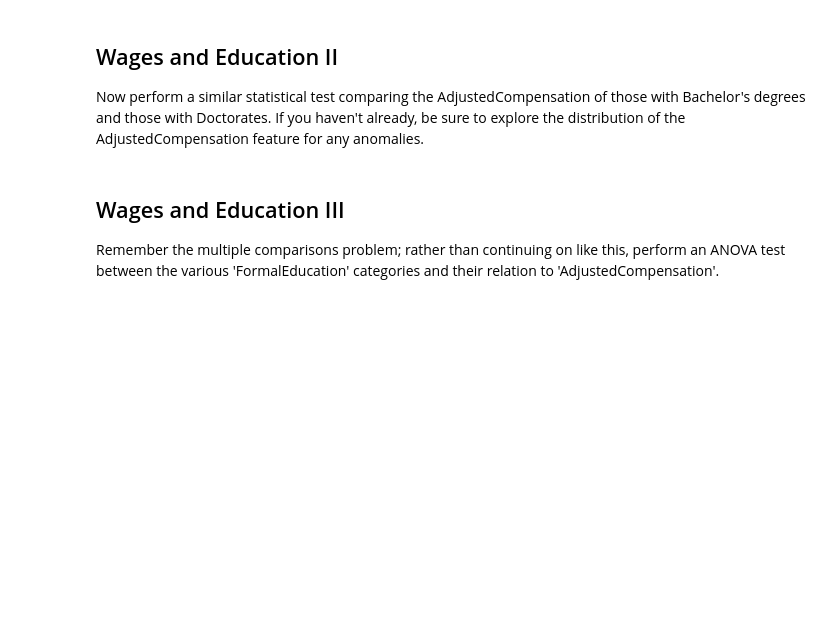
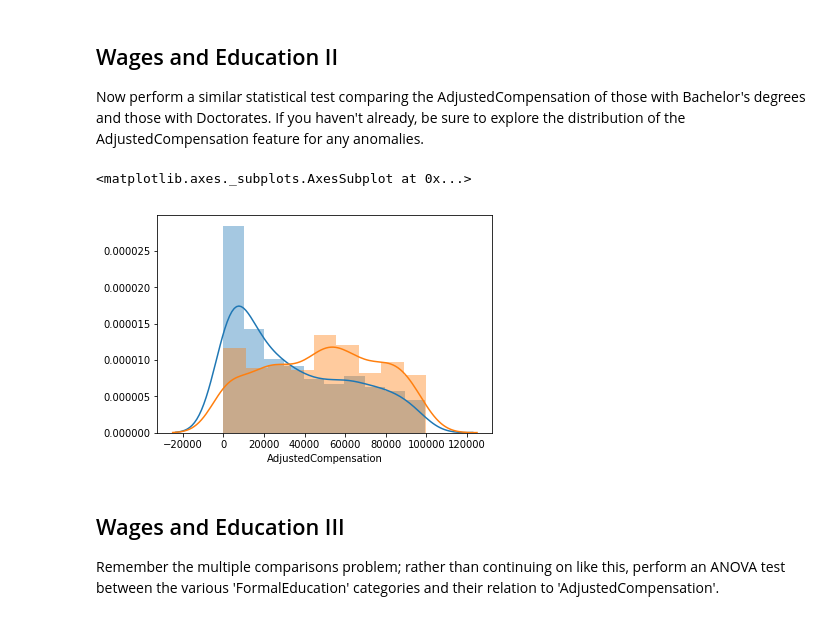
Before and after one commit to ortsed/dsc-in-depth-ab-testing-lab-dc-ds-career-042219, a Jupyter notebook: index.ipynb, the cells around one changed output. Drawn from its saved outputs; the diff is of its cells as text; code cells hidden in the pictures; blank space fills up the shorter version.

```diff
--- a/index.ipynb
+++ b/index.ipynb
@@ -141,6 +142,13 @@ Now perform a similar statistical test comparing the AdjustedCompensation of tho
 doc = df[df["FormalEducation"] == "Doctoral degree"]
 doc = doc[doc["AdjustedCompensation"].notna()]
 doc = doc[doc["AdjustedCompensation"]< 100000]
+# %%
+import seaborn as sns
+sns.distplot(bach["AdjustedCompensation"])
+sns.distplot(doc["AdjustedCompensation"])
+# %% [output]
+<matplotlib.axes._subplots.AxesSubplot at 0x...>
+[figure, added]
 # %% [markdown]
 ## Wages and Education III
 
```
Also changed, not shown: parts of 1 cell of this notebook.
